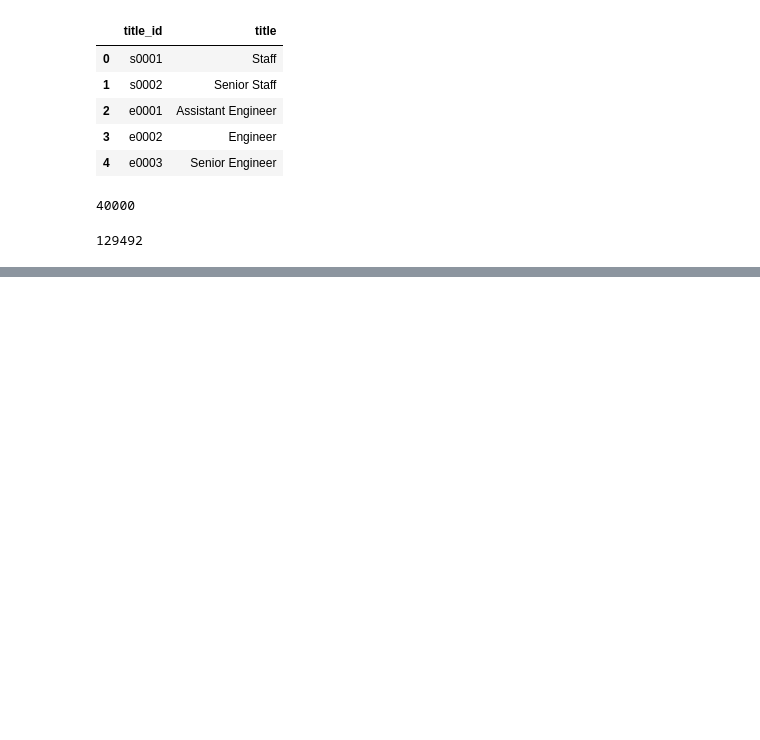
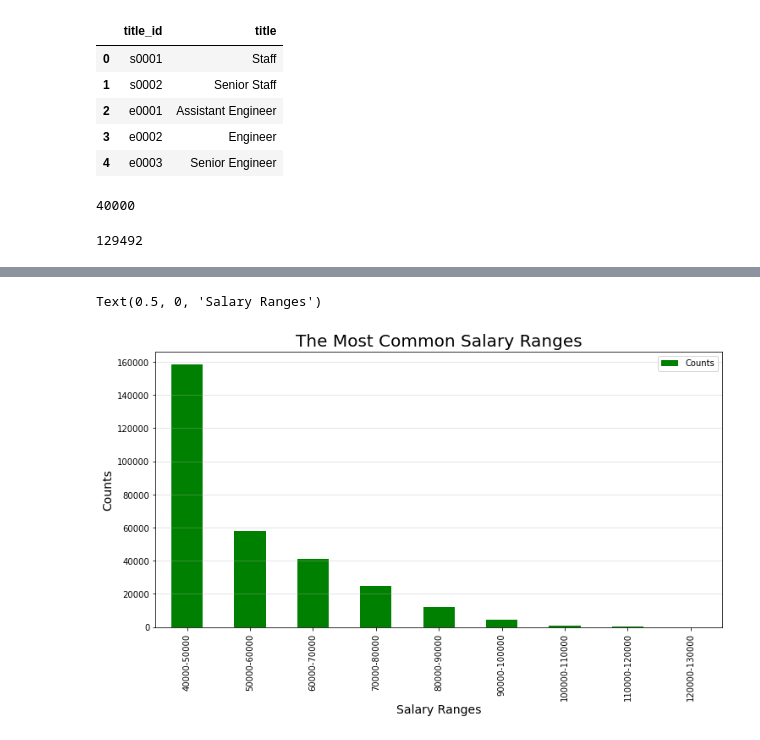
Before and after one commit to haipham110102/sql-challenge, a Jupyter notebook: EmployeeSQL/Employee_SQLs.ipynb, the cells around one changed output, grey strips where cells are left out. Drawn from its saved outputs; the diff is of its cells as text; code cells hidden in the pictures; blank space fills up the shorter version.

```diff
--- a/EmployeeSQL/Employee_SQLs.ipynb
+++ b/EmployeeSQL/Employee_SQLs.ipynb
@@ -84,0 +74,15 @@ combined_data.head()
+# %%
+#Create a histogram to visualize the most common salary ranges for employees with group by Method
+
+
+bins = [39999.99, 50000, 60000, 70000, 80000, 90000, 100000, 110000, 120000, 130000]
+range_labels = ['40000-50000', '50000-60000','60000-70000','70000-80000','80000-90000','90000-100000','100000-110000','110000-120000','120000-130000']
+
+
+salaries_data['salary ranges'] = pd.cut(salaries_data['salary'], bins=bins, labels = range_labels)
+
+Freq_group = salaries_data.groupby(['salary ranges']).count()['emp_no']
+
+grouping_salary_range_df = pd.DataFrame({'Counts': Freq_group})
+
+grouping_salary_range_df
@@ -84,0 +101,11 @@ combined_data.head()
+# %%
+#Create a histogram to visualize the most common salary ranges for employees
+
+grouping_salary_range_df.plot(kind='bar', figsize=(12,6), color = 'g',width = 0.5)
+plt.ylabel('Counts', fontsize=14)
+plt.title('The Most Common Salary Ranges',fontsize=20)
+plt.grid(axis='y', alpha = 0.4)
+plt.xlabel('Salary Ranges',fontsize=14)
+# %% [output]
+Text(0.5, 0, 'Salary Ranges')
+[figure, added]
```
Also changed, not shown: parts of 9 cells of this notebook, 1 other file.
